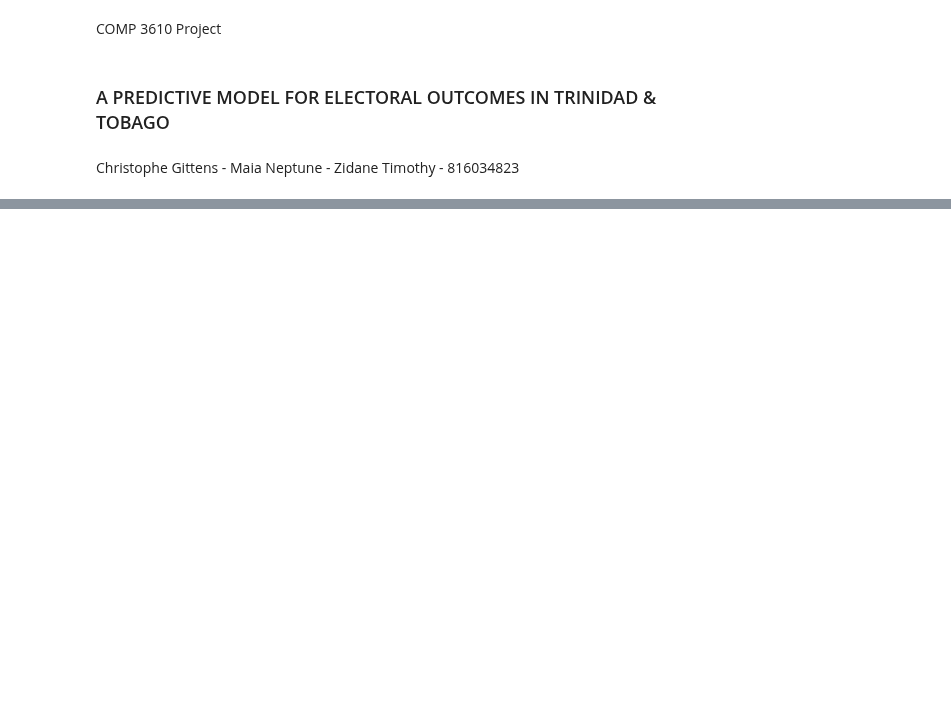
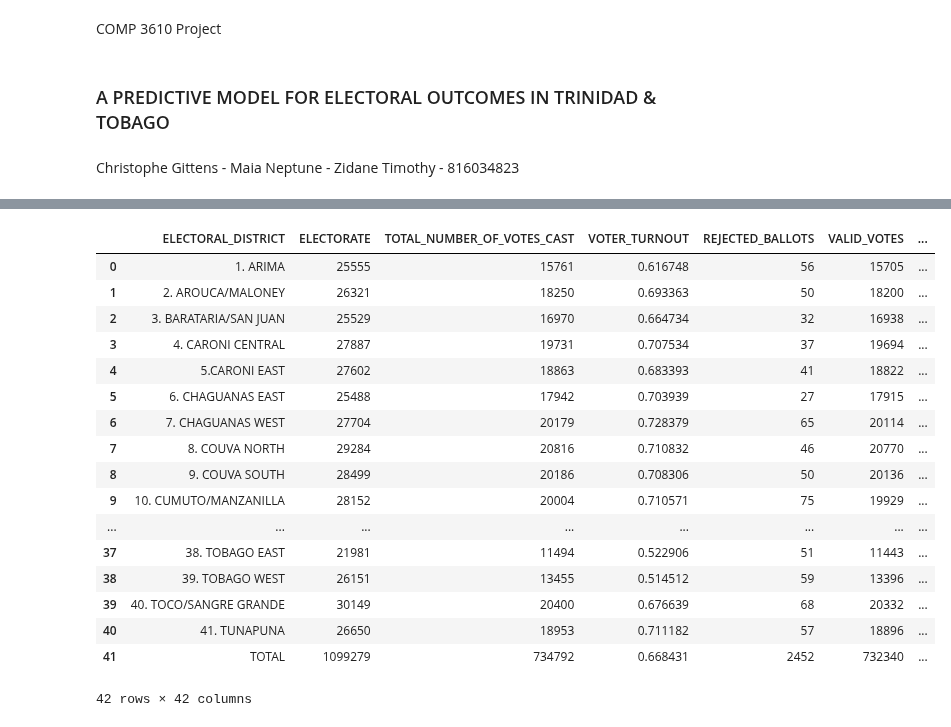
Before and after one commit to CorporaCorporate/COMP-3610-Project, a Jupyter notebook: election_results.ipynb, the cells around one changed output, grey strips where cells are left out. Drawn from its saved outputs; the diff is of its cells as text; code cells hidden in the pictures; blank space fills up the shorter version.

```diff
--- a/election_results.ipynb
+++ b/election_results.ipynb
@@ -48,0 +168,36 @@ print(sheet4_df)
+# %%
+cols = [
+            'ELECTORAL_DISTRICT', 'ELECTORATE', 'TOTAL_NUMBER_OF_VOTES_CAST',
+            'VOTER_TURNOUT', 'REJECTED_BALLOTS', 'VALID_VOTES', 'P.N.M._VOTES',
+            'P.N.M._VOTES_%', 'U.N.C._VOTES','U.N.C._VOTES_%', 'C.O.P._VOTES',
+            'C.O.P._VOTES_%', 'I.L.P._VOTES', 'I.L.P._VOTES_%', 'N.J.A.C._VOTES',
+            'N.J.A.C._VOTES_%','D.D.P._VOTES', 'D.D.P._VOTES_%', 'I.D.P._VOTES',
+            'I.D.P._VOTES_%', 'I.N.D_VOTES', 'I.N.D._VOTES_%', 'L.O.V.E._VOTES',
+            'L.O.V.E._VOTES_%', 'N.C.T._VOTES', 'N.C.T._VOTES_%','N.N.V._VOTES',
+            'N.N.V._VOTES_%','T.F._VOTES', 'T.F._VOTES_%', 'T.O.P._VOTES',
+            'T.O.P._VOTES_%', 'T.H.C._VOTES', 'T.H.C._VOTES_%', 'T.N.V._VOTES',
+            'T.N.V._VOTES_%', 'T.P.T._VOTES', 'T.P.T._VOTES_%', 'Y.E.P._VOTES',
+            'Y.E.P._VOTES_%', 'Y.O.U.R._VOTES', 'Y.O.U.R._VOTES_%',
+        ]
+sht_15 = sheet_2015
+sht_15.columns = cols
+sht_15
+# %% [output]
+|  | ELECTORAL_DISTRICT | ELECTORATE | TOTAL_NUMBER_OF_VOTES_CAST | VOTER_TURNOUT | REJECTED_BALLOTS | VALID_VOTES | ... |
+| 0 | 1. ARIMA | 25555 | 15761 | 0.616748 | 56 | 15705 | ... |
+| 1 | 2. AROUCA/MALONEY | 26321 | 18250 | 0.693363 | 50 | 18200 | ... |
+| 2 | 3. BARATARIA/SAN JUAN | 25529 | 16970 | 0.664734 | 32 | 16938 | ... |
+| 3 | 4. CARONI CENTRAL | 27887 | 19731 | 0.707534 | 37 | 19694 | ... |
+| 4 | 5.CARONI EAST | 27602 | 18863 | 0.683393 | 41 | 18822 | ... |
+| 5 | 6. CHAGUANAS EAST | 25488 | 17942 | 0.703939 | 27 | 17915 | ... |
+| 6 | 7. CHAGUANAS WEST | 27704 | 20179 | 0.728379 | 65 | 20114 | ... |
+| 7 | 8. COUVA NORTH | 29284 | 20816 | 0.710832 | 46 | 20770 | ... |
+| 8 | 9. COUVA SOUTH | 28499 | 20186 | 0.708306 | 50 | 20136 | ... |
+| 9 | 10. CUMUTO/MANZANILLA | 28152 | 20004 | 0.710571 | 75 | 19929 | ... |
+| ... | ... | ... | ... | ... | ... | ... | ... |
+| 37 | 38. TOBAGO EAST | 21981 | 11494 | 0.522906 | 51 | 11443 | ... |
+| 38 | 39. TOBAGO WEST | 26151 | 13455 | 0.514512 | 59 | 13396 | ... |
+| 39 | 40. TOCO/SANGRE GRANDE | 30149 | 20400 | 0.676639 | 68 | 20332 | ... |
+| 40 | 41. TUNAPUNA | 26650 | 18953 | 0.711182 | 57 | 18896 | ... |
+| 41 | TOTAL | 1099279 | 734792 | 0.668431 | 2452 | 732340 | ... |
+42 rows × 42 columns
```
Also changed, not shown: parts of 9 cells of this notebook.
